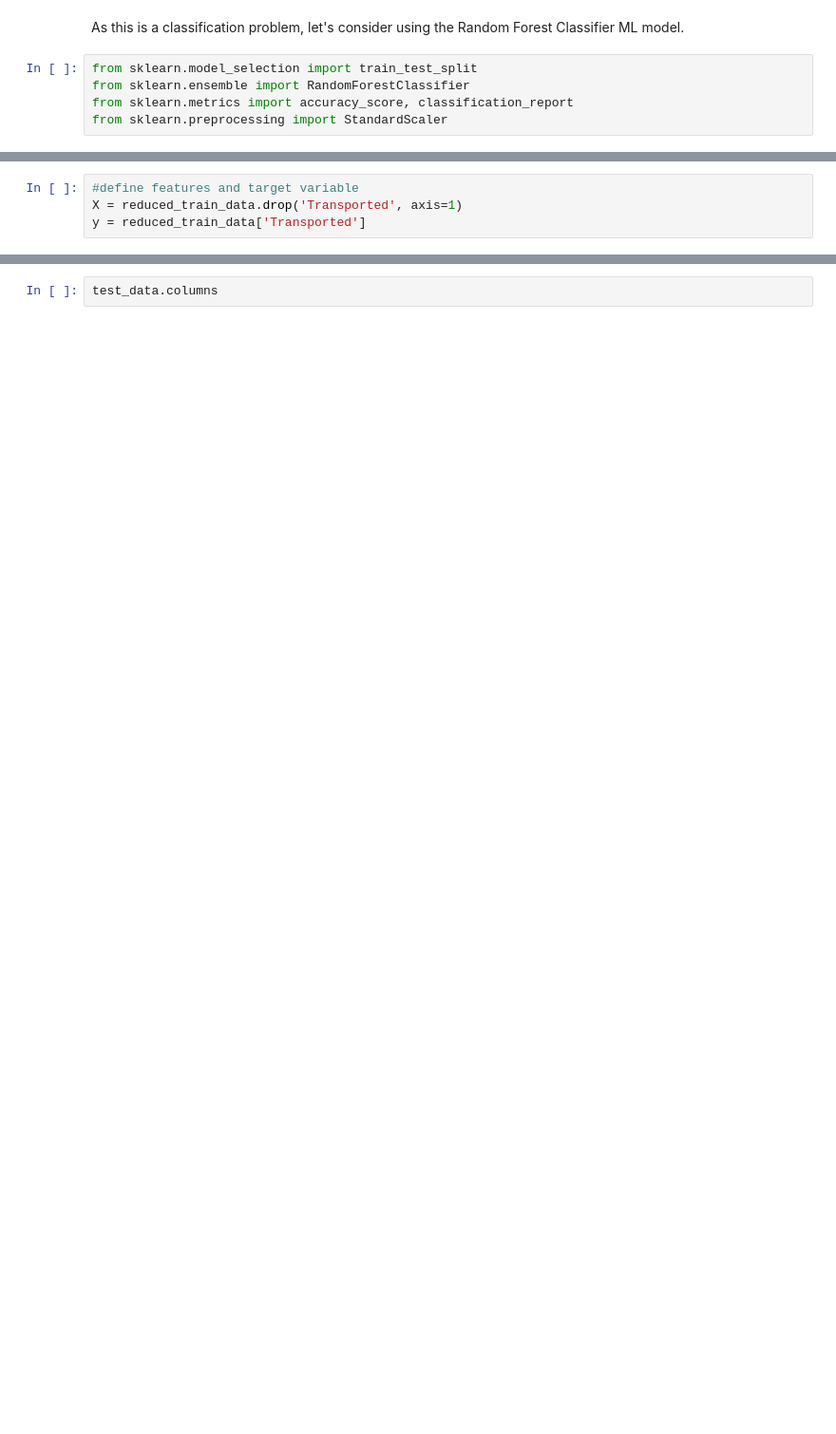
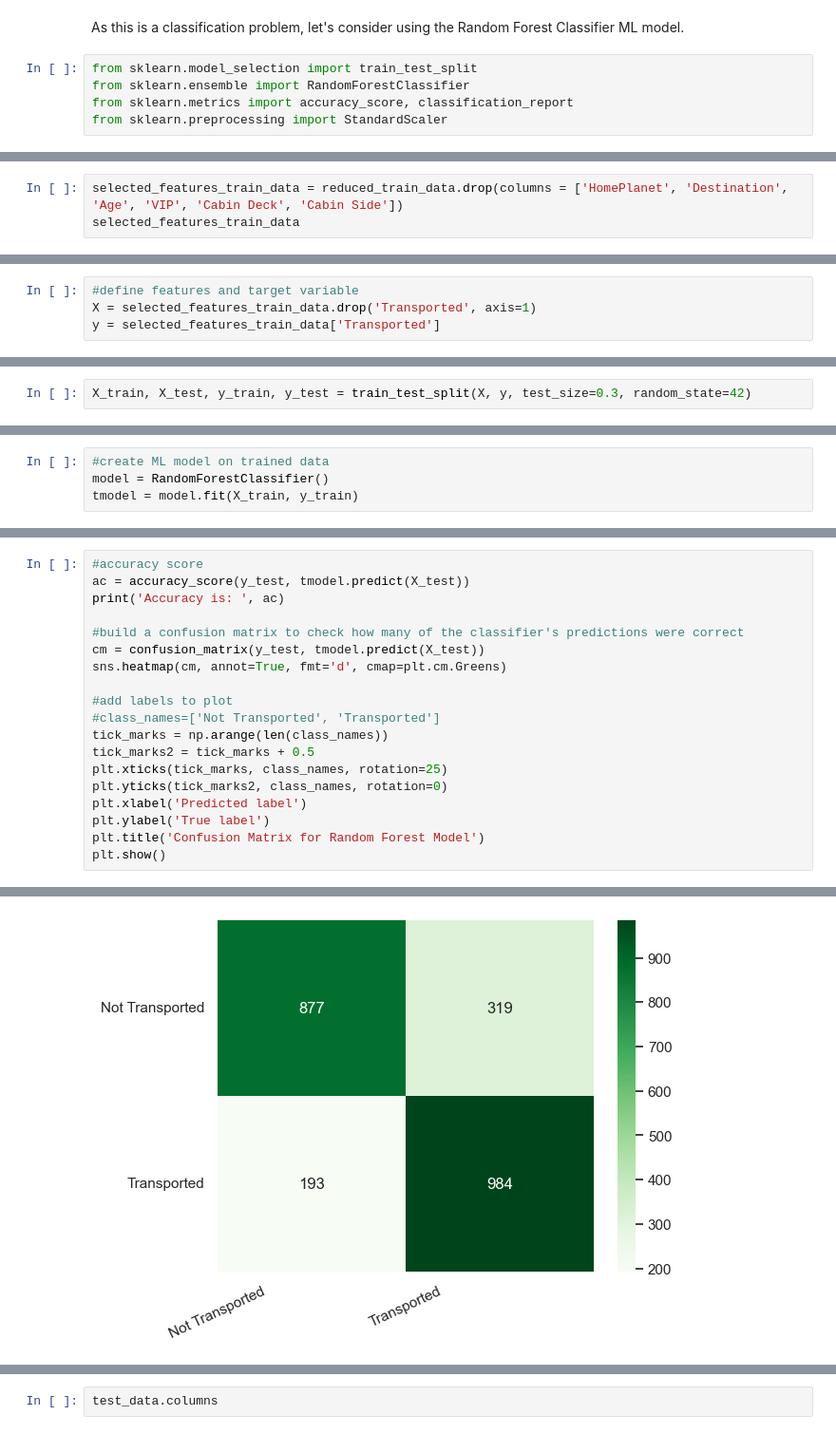
Before and after one commit to KS-coder77/titanic_spaceship_ML, a Jupyter notebook: Titanic_ML_comp.ipynb, the cells around one changed output, grey strips where cells are left out. Shown at 95% size. Cells and saved outputs as stored; diff of their text form; blank space fills up the shorter version.

```diff
--- a/Titanic_ML_comp.ipynb
+++ b/Titanic_ML_comp.ipynb
@@ -558,0 +593,3 @@ from sklearn.preprocessing import StandardScaler
+# %%
+selected_features_train_data = reduced_train_data.drop(columns = ['HomePlanet', 'Destination', 'Age', 'VIP', 'Cabin Deck', 'Cabin Side'])
+selected_features_train_data
@@ -559,4 +610,4 @@ from sklearn.preprocessing import StandardScaler
 # %%
 #define features and target variable
-X = reduced_train_data.drop('Transported', axis=1)
-y = reduced_train_data['Transported']
+X = selected_features_train_data.drop('Transported', axis=1)
+y = selected_features_train_data['Transported']
@@ -566,0 +614,2 @@ test_data.head()
+# %%
+X_train, X_test, y_train, y_test = train_test_split(X, y, test_size=0.3, random_state=42)
@@ -566,0 +624,4 @@ test_data.head()
+# %%
+#create ML model on trained data
+model = RandomForestClassifier()
+tmodel = model.fit(X_train, y_train)
@@ -566,0 +645,20 @@ test_data.head()
+# %%
+#accuracy score
+ac = accuracy_score(y_test, tmodel.predict(X_test))
+print('Accuracy is: ', ac)
+
+#build a confusion matrix to check how many of the classifier's predictions were correct
+cm = confusion_matrix(y_test, tmodel.predict(X_test))
+sns.heatmap(cm, annot=True, fmt='d', cmap=plt.cm.Greens)
+
+#add labels to plot
+#class_names=['Not Transported', 'Transported']
+tick_marks = np.arange(len(class_names))
+tick_marks2 = tick_marks + 0.5
+plt.xticks(tick_marks, class_names, rotation=25)
+plt.yticks(tick_marks2, class_names, rotation=0)
+plt.xlabel('Predicted label')
+plt.ylabel('True label')
+plt.title('Confusion Matrix for Random Forest Model')
+plt.show()
+# %% [output]
@@ -566,0 +667 @@ test_data.head()
+[figure, added]
```
Also changed, not shown: parts of 29 cells of this notebook.
